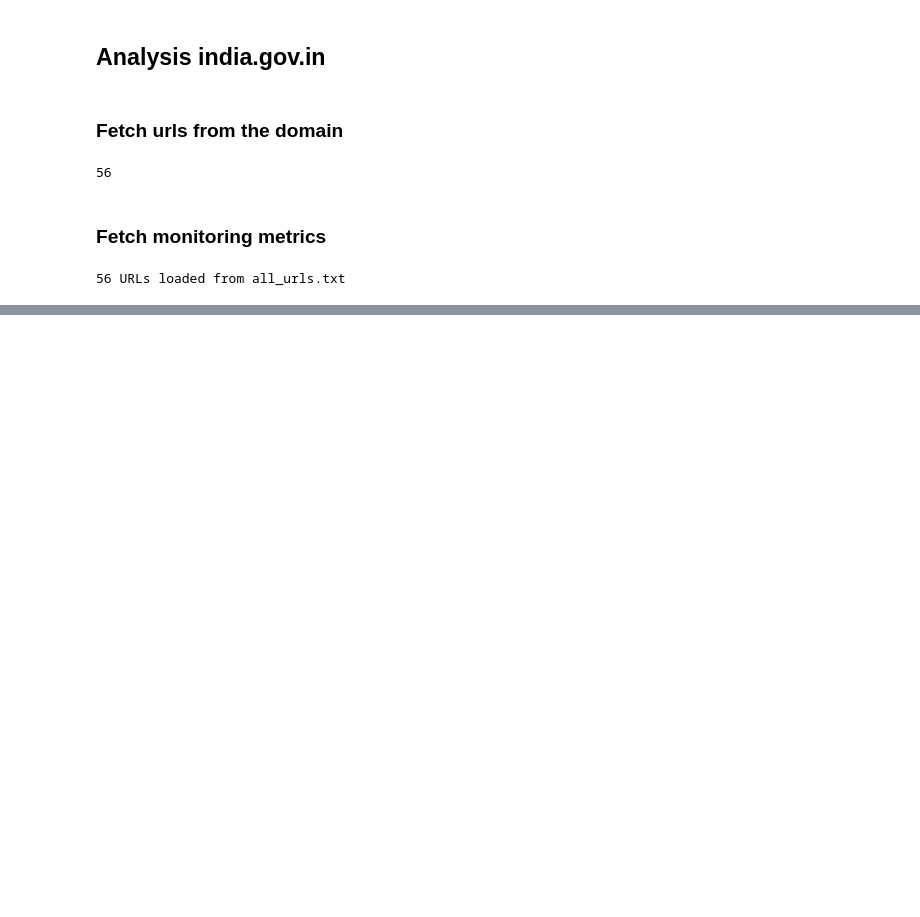
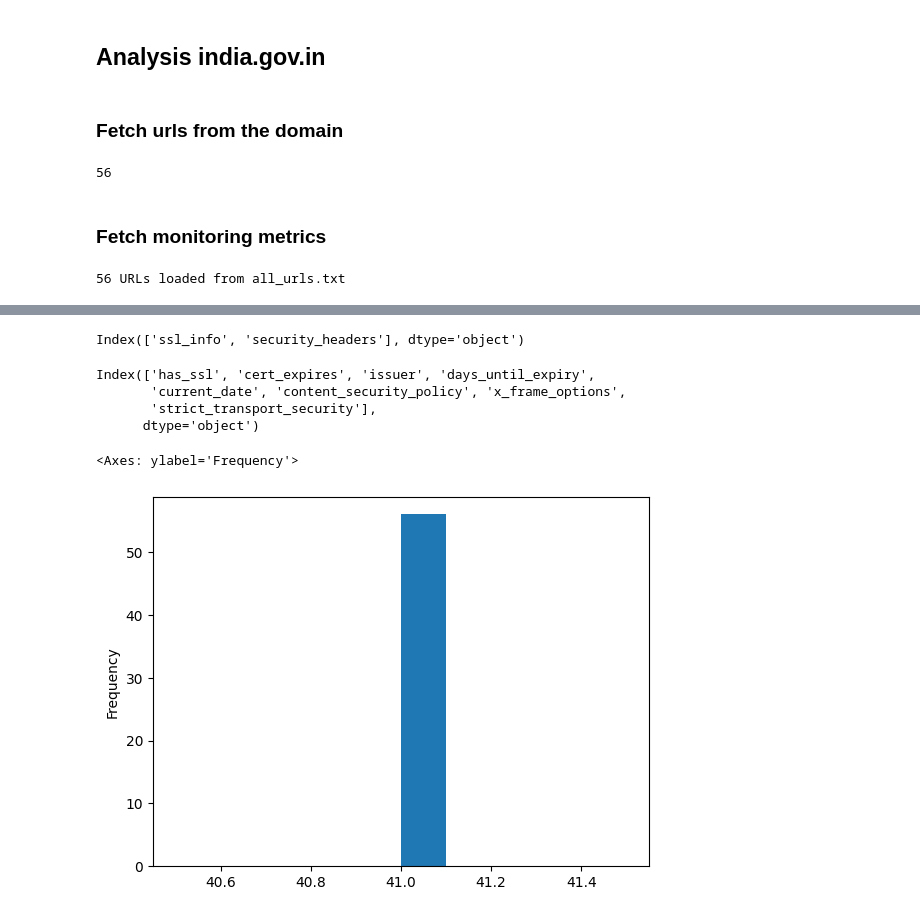
Before and after one commit to jnarayanbhatt-spec/monitor, a Jupyter notebook: notebook.ipynb, the cells around one changed output, grey strips where cells are left out. Cells and saved outputs as stored; diff of their text form; code cells hidden in the pictures; blank space fills up the shorter version.

```diff
--- a/notebook.ipynb
+++ b/notebook.ipynb
@@ -34,6 +34,8 @@ len(all_urls)
 all_urls_txt = "\n".join(sorted(all_urls))
 with open("all_urls.txt", "w") as f:
     f.write(all_urls_txt)
+# %%
+all_urls = [x.replace("http", "https") for x in all_urls]
 # %% [markdown]
 ### Fetch monitoring metrics
 # %%
@@ -188,0 +272,30 @@ def assess_accessibility(url):
+# %%
+sec_df.columns
+# %% [output]
+Index(['ssl_info', 'security_headers'], dtype='object')
+# %%
+"""ssl_info - {'has_ssl': True,
+ 'cert_expires': 'Jan 25 05:51:18 2026 GMT',
+ 'issuer': 'US',
+ 'days_until_expiry': 41,
+ 'current_date': '2025-12-14T15:16:04.793122'}
+
+ security_headers = {'content_security_policy': True,
+ 'x_frame_options': True,
+ 'strict_transport_security': True}
+ """
+
+ssl_info_df = sec_df['ssl_info'].apply(lambda x: pd.Series(x))
+security_headers_df = sec_df['security_headers'].apply(lambda x: pd.Series(x))
+ssl_info_df = pd.concat([ssl_info_df, security_headers_df], axis=1)
+ssl_info_df.columns
+# %% [output]
+Index(['has_ssl', 'cert_expires', 'issuer', 'days_until_expiry',
+       'current_date', 'content_security_policy', 'x_frame_options',
+       'strict_transport_security'],
+      dtype='object')
+# %%
+ssl_info_df['days_until_expiry'].plot(kind='hist')
+# %% [output]
+<Axes: ylabel='Frequency'>
+[figure, added]
```
Also changed, not shown: parts of 11 cells of this notebook.
